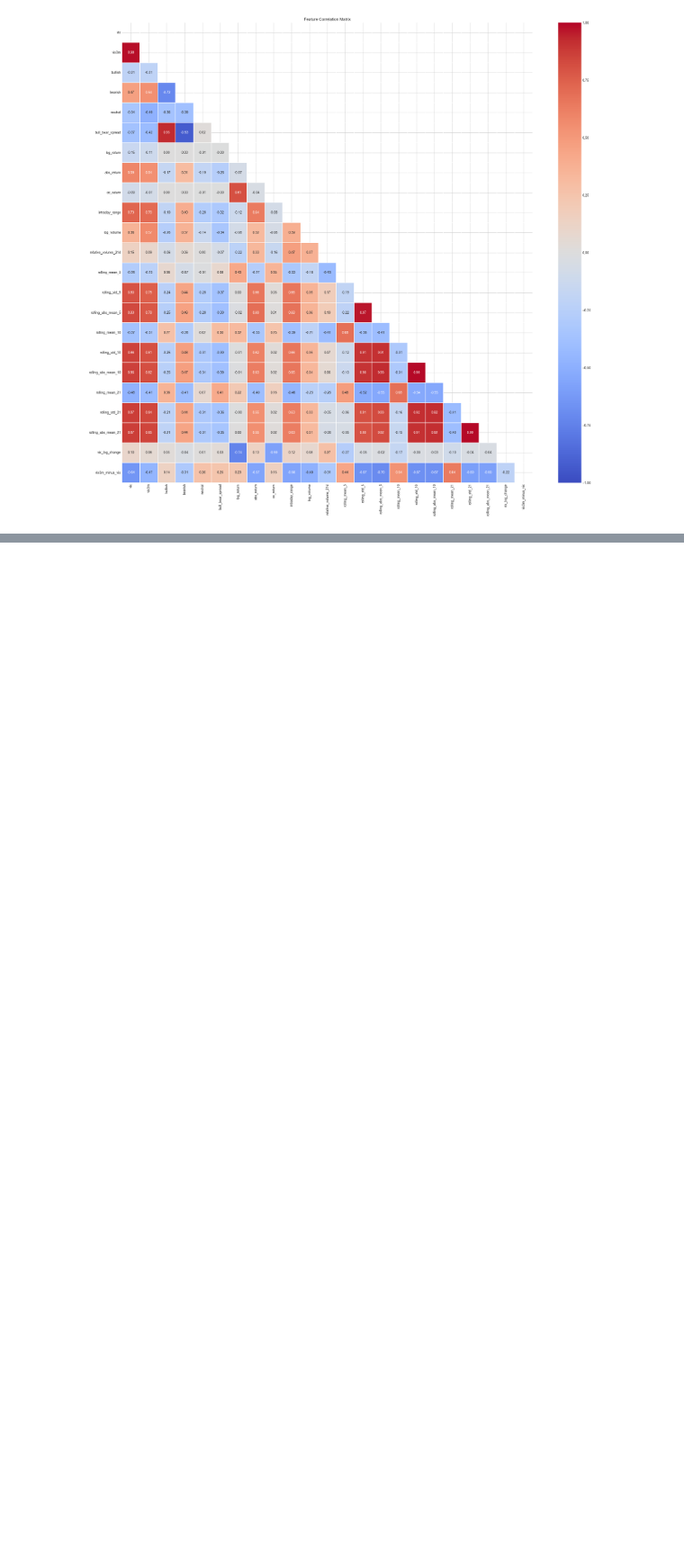
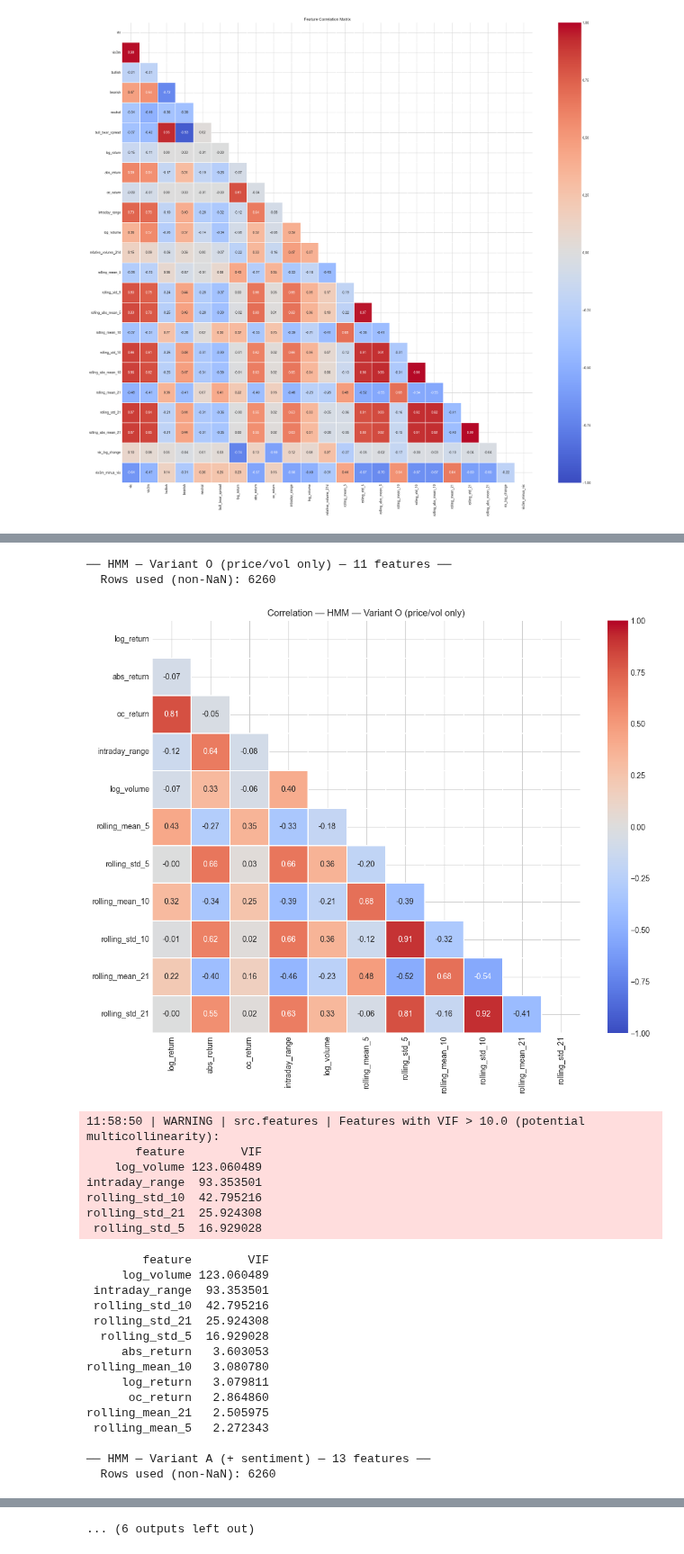
Before and after one commit to maharajhaider/StockVolatilitySight, a Jupyter notebook: notebooks/01_data_collection.ipynb, the cells around one changed output, grey strips where cells are left out. Shown at 90% size. Saved outputs shown, nothing was run; the diff lists cells and outputs as text; code cells hidden in the pictures; blank space fills up the shorter version.

```diff
--- a/notebooks/01_data_collection.ipynb
+++ b/notebooks/01_data_collection.ipynb
@@ -431,0 +507,39 @@ relative_volume_21d   22.926305
+# %%
+# Render correlation matrix + print VIF table for each variant group.
+# Uses the same helpers as cell 24 / 26 above so output style is consistent.
+for label, features in VARIANT_FEATURE_SETS.items():
+    print(f"\n── {label} — {len(features)} features ──")
+    sub = clean_df[features].dropna()
+    print(f"  Rows used (non-NaN): {len(sub)}")
+    # Correlation heatmap (compact)
+    fig = plot_correlation_matrix(sub, features, title=f"Correlation — {label}")
+    plt.show()
+    # VIF table (prints warnings internally)
+    vif = variance_inflation_check(sub, features)
+    print(vif.to_string(index=False))
+# %% [output]
+── HMM — Variant O (price/vol only) — 11 features ──
+  Rows used (non-NaN): 6260
+[figure, added]
+11:58:50 | WARNING | src.features | Features with VIF > 10.0 (potential multicollinearity):
+       feature        VIF
+    log_volume 123.060489
+intraday_range  93.353501
+rolling_std_10  42.795216
+rolling_std_21  25.924308
+ rolling_std_5  16.929028
+        feature        VIF
+     log_volume 123.060489
+ intraday_range  93.353501
+ rolling_std_10  42.795216
+ rolling_std_21  25.924308
+  rolling_std_5  16.929028
+     abs_return   3.603053
+rolling_mean_10   3.080780
+     log_return   3.079811
+      oc_return   2.864860
+rolling_mean_21   2.505975
+ rolling_mean_5   2.272343
+
+── HMM — Variant A (+ sentiment) — 13 features ──
+  Rows used (non-NaN): 6260
@@ -432,3 +614,4 @@ relative_volume_21d   22.926305
+... (6 outputs left out)
 # %% [markdown]
 ## Summary
 
```
Also changed, not shown: parts of 13 cells of this notebook, 26 other files.
